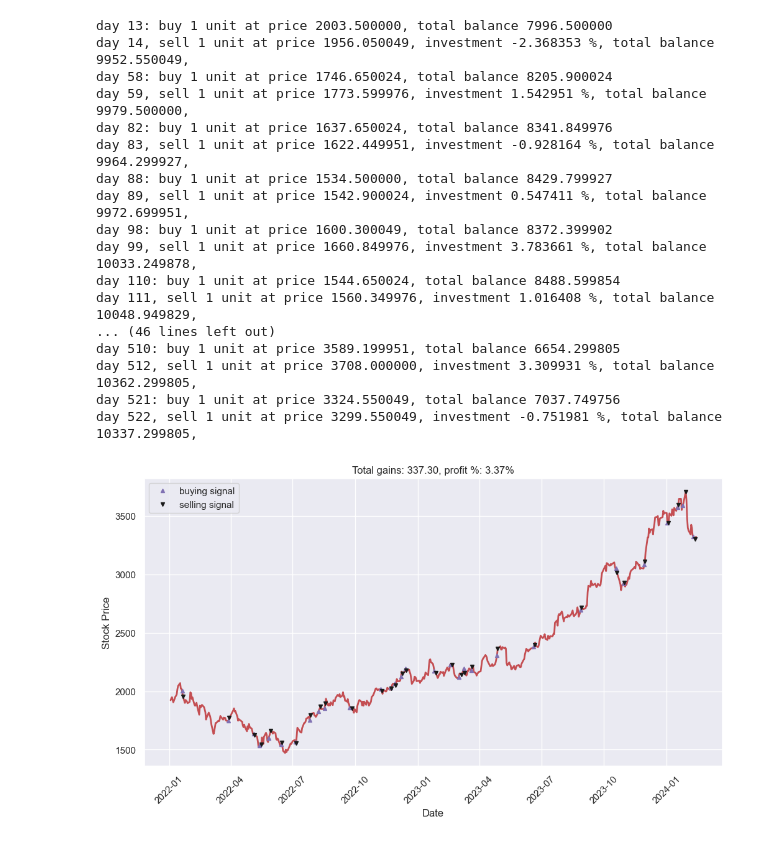
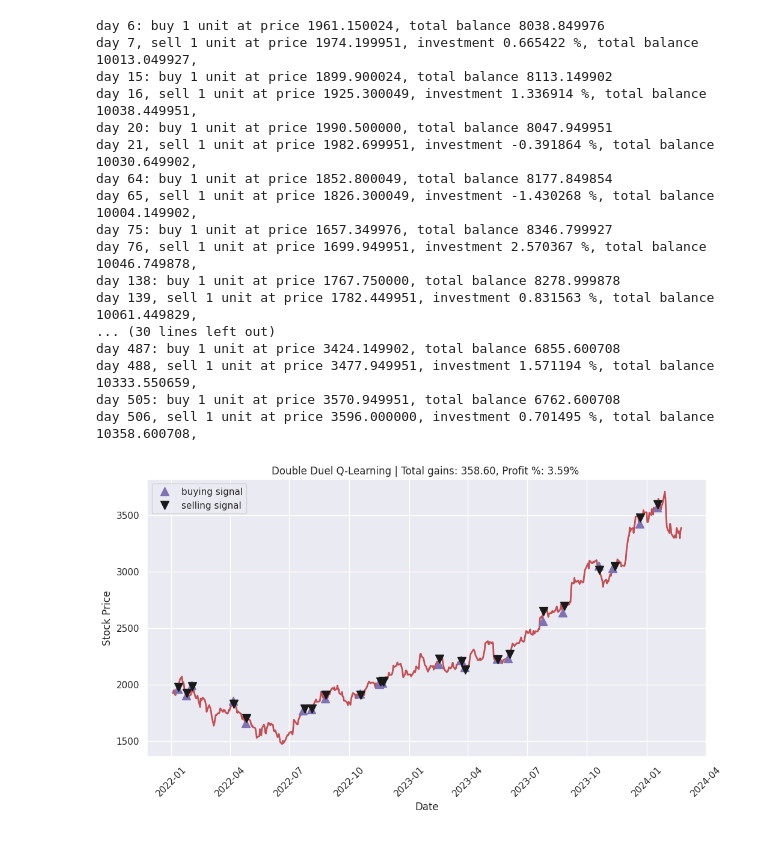
Before and after one commit to Uchit-2428/Algorithmic-Trading-using-Deep-Learning-and-Reinforcement-Learning, a Jupyter notebook: Reinforcement Learning Techniques/double_duel_q_learning.ipynb, the cells around one changed output. Drawn from its saved outputs; the diff is of its cells as text; code cells hidden in the pictures.

```diff
--- a/Reinforcement Learning Techniques/double_duel_q_learning.ipynb
+++ b/Reinforcement Learning Techniques/double_duel_q_learning.ipynb
@@ -5,11 +5,10 @@ import matplotlib.pyplot as plt
 import seaborn as sns
 sns.set()
 # %%
-
 from pandas_datareader import data as pdr
 import yfinance as yf
 yf.pdr_override()
-df_full = pdr.get_data_yahoo("LT.NS", start="2022-01-01").reset_index()
+df_full = pdr.get_data_yahoo("LT.NS", start="2022-01-01",end="2024-02-25").reset_index()
 df_full.to_csv('LT.csv',index=False)
 df_full.head()
 # %% [output]
@@ -211,5 +230,5 @@ agent = Agent(state_size = window_size,
               window_size = window_size,
               trend = close,
               skip = skip)
-agent.train(iterations = 600, checkpoint = 20, initial_money = initial_money)
+agent.train(iterations = 400, checkpoint = 20, initial_money = initial_money)
 # %% [output]
@@ -233,57 +255,55 @@ epoch: 600, total rewards: -124.849854.3, cost: 0.068903, total money: 9875.1501
 # %%
 states_buy, states_sell, total_gains, invest = agent.buy(initial_money = initial_money)
 # %% [output]
-day 13: buy 1 unit at price 2003.500000, total balance 7996.500000
-day 14, sell 1 unit at price 1956.050049, investment -2.368353 %, total balance 9952.550049,
-day 58: buy 1 unit at price 1746.650024, total balance 8205.900024
-day 59, sell 1 unit at price 1773.599976, investment 1.542951 %, total balance 9979.500000,
-day 82: buy 1 unit at price 1637.650024, total balance 8341.849976
-day 83, sell 1 unit at price 1622.449951, investment -0.928164 %, total balance 9964.299927,
-day 88: buy 1 unit at price 1534.500000, total balance 8429.799927
-day 89, sell 1 unit at price 1542.900024, investment 0.547411 %, total balance 9972.699951,
-day 98: buy 1 unit at price 1600.300049, total balance 8372.399902
-day 99, sell 1 unit at price 1660.849976, investment 3.783661 %, total balance 10033.249878,
-day 110: buy 1 unit at price 1544.650024, total balance 8488.599854
-day 111, sell 1 unit at price 1560.349976, investment 1.016408 %, total balance 10048.949829,
-... (46 lines left out)
-day 510: buy 1 unit at price 3589.199951, total balance 6654.299805
-day 512, sell 1 unit at price 3708.000000, investment 3.309931 %, total balance 10362.299805,
-day 521: buy 1 unit at price 3324.550049, total balance 7037.749756
-day 522, sell 1 unit at price 3299.550049, investment -0.751981 %, total balance 10337.299805,
+day 6: buy 1 unit at price 1961.150024, total balance 8038.849976
+day 7, sell 1 unit at price 1974.199951, investment 0.665422 %, total balance 10013.049927,
+day 15: buy 1 unit at price 1899.900024, total balance 8113.149902
+day 16, sell 1 unit at price 1925.300049, investment 1.336914 %, total balance 10038.449951,
+day 20: buy 1 unit at price 1990.500000, total balance 8047.949951
+day 21, sell 1 unit at price 1982.699951, investment -0.391864 %, total balance 10030.649902,
+day 64: buy 1 unit at price 1852.800049, total balance 8177.849854
+day 65, sell 1 unit at price 1826.300049, investment -1.430268 %, total balance 10004.149902,
+day 75: buy 1 unit at price 1657.349976, total balance 8346.799927
+day 76, sell 1 unit at price 1699.949951, investment 2.570367 %, total balance 10046.749878,
+day 138: buy 1 unit at price 1767.750000, total balance 8278.999878
+day 139, sell 1 unit at price 1782.449951, investment 0.831563 %, total balance 10061.449829,
+... (30 lines left out)
+day 487: buy 1 unit at price 3424.149902, total balance 6855.600708
+day 488, sell 1 unit at price 3477.949951, investment 1.571194 %, total balance 10333.550659,
+day 505: buy 1 unit at price 3570.949951, total balance 6762.600708
+day 506, sell 1 unit at price 3596.000000, investment 0.701495 %, total balance 10358.600708,
 # %%
 import matplotlib.pyplot as plt
 import matplotlib.dates as mdates
 import pandas as pd
 
-# Load the dataset
-df = pd.read_csv('LT.csv')
 
 # Extract date and close price
 date = pd.to_datetime(df['Date'])
 close = df['Close']
 
 # Get the index of the first closing value
 first_closing_index = close.first_valid_index()
 
 # Extract the date and close price starting from the first closing value
 date = date[first_closing_index:]
 close = close[first_closing_index:]
 plt.figure(figsize=(12, 6))
 plt.plot(date, close, color='r', lw=2.)
 
 # Plot markers for buying and selling signals
-plt.plot(date[states_buy], close[states_buy], '^', markersize=5, color='m', label='buying signal')
-plt.plot(date[states_sell], close[states_sell], 'v', markersize=5, color='k', label='selling signal')
+plt.plot(date[states_buy], close[states_buy], '^', markersize=10, color='m', label='buying signal')
+plt.plot(date[states_sell], close[states_sell], 'v', markersize=10, color='k', label='selling signal')
 
-plt.title('Total gains: %.2f, profit %%: %.2f%%' % (total_gains, invest))
+plt.title('Double Duel Q-Learning | Total gains: %.2f, Profit %%: %.2f%% '% (total_gains, invest))
 
 # Set the locator for x-axis ticks to show dates every three months
 plt.gca().xaxis.set_major_locator(mdates.MonthLocator(interval=3))
 
 plt.xlabel('Date')
 plt.ylabel('Stock Price')
 plt.xticks(rotation=45)
 plt.legend()
 plt.show()
 # %% [output]
-[figure, old version]
+[figure, new version]
```
Also changed, not shown: parts of 9 cells of this notebook, 5 other files.
